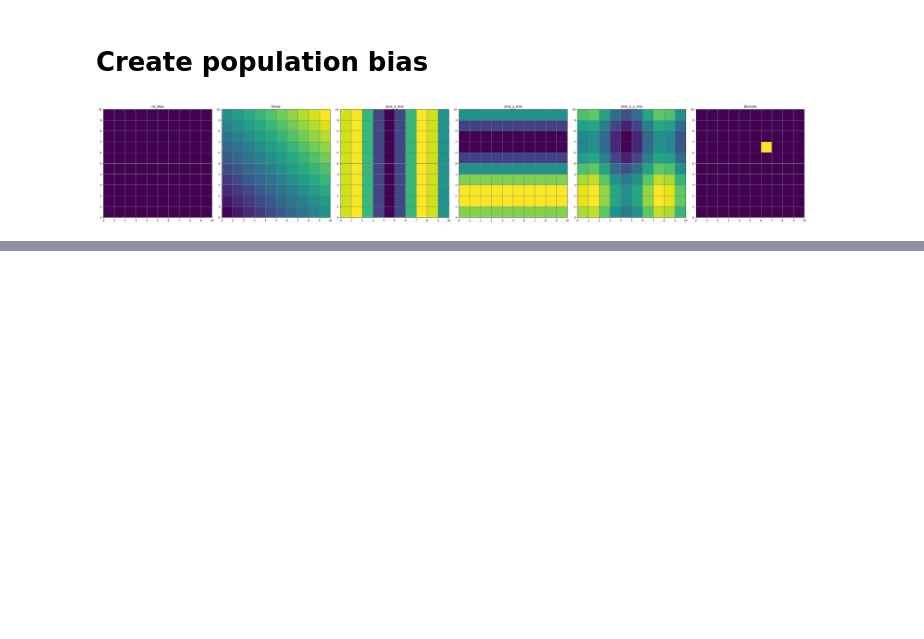
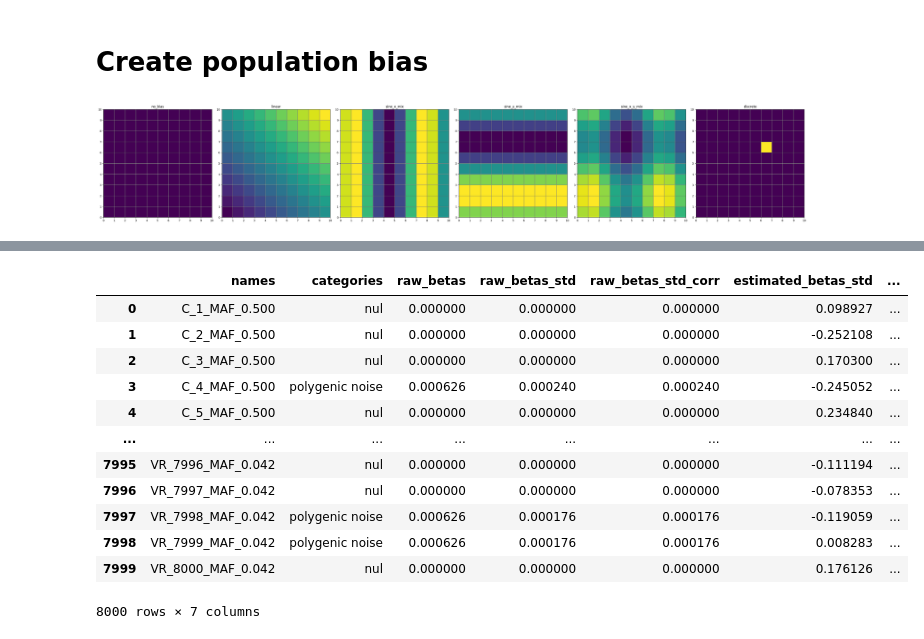
Before and after one commit to mat2m10/chasm, a Jupyter notebook: notebooks/coalescence_simulation_notebooks/Proof_of_Concept.ipynb, the cells around one changed output, grey strips where cells are left out. Saved outputs shown, nothing was run; the diff lists cells and outputs as text; code cells hidden in the pictures; blank space fills up the shorter version.

```diff
--- a/notebooks/coalescence_simulation_notebooks/Proof_of_Concept.ipynb
+++ b/notebooks/coalescence_simulation_notebooks/Proof_of_Concept.ipynb
@@ -104,0 +131,30 @@ least_corr
+# %%
+estimated_betas_std = []
+for idx, row in snps_simulated_meta_data.iterrows():
+    snp = row.names
+    slope_estimated, intercept_causal, neglogp_causal = fit_line(geno_std[snp], pheno['total'])
+    estimated_betas_std.append(slope_estimated)
+snps_simulated_meta_data['estimated_betas_std'] = estimated_betas_std
+# %%
+estimated_betas_std = []
+for idx, row in snps_simulated_meta_data.iterrows():
+    snp = row.names
+    slope_estimated, intercept_causal, neglogp_causal = fit_line(geno_corr_std[snp], pheno['total'])
+    estimated_betas_std.append(slope_estimated)
+snps_simulated_meta_data['estimated_betas_std_corr'] = estimated_betas_std
+# %%
+snps_simulated_meta_data
+# %% [output]
+|  | names | categories | raw_betas | raw_betas_std | raw_betas_std_corr | estimated_betas_std | ... |
+| 0 | C_1_MAF_0.500 | nul | 0.000000 | 0.000000 | 0.000000 | 0.098927 | ... |
+| 1 | C_2_MAF_0.500 | nul | 0.000000 | 0.000000 | 0.000000 | -0.252108 | ... |
+| 2 | C_3_MAF_0.500 | nul | 0.000000 | 0.000000 | 0.000000 | 0.170300 | ... |
+| 3 | C_4_MAF_0.500 | polygenic noise | 0.000626 | 0.000240 | 0.000240 | -0.245052 | ... |
+| 4 | C_5_MAF_0.500 | nul | 0.000000 | 0.000000 | 0.000000 | 0.234840 | ... |
+| ... | ... | ... | ... | ... | ... | ... | ... |
+| 7995 | VR_7996_MAF_0.042 | nul | 0.000000 | 0.000000 | 0.000000 | -0.111194 | ... |
+| 7996 | VR_7997_MAF_0.042 | nul | 0.000000 | 0.000000 | 0.000000 | -0.078353 | ... |
+| 7997 | VR_7998_MAF_0.042 | polygenic noise | 0.000626 | 0.000176 | 0.000176 | -0.119059 | ... |
+| 7998 | VR_7999_MAF_0.042 | polygenic noise | 0.000626 | 0.000176 | 0.000176 | 0.008283 | ... |
+| 7999 | VR_8000_MAF_0.042 | nul | 0.000000 | 0.000000 | 0.000000 | 0.176126 | ... |
+8000 rows × 7 columns
```
Also changed, not shown: parts of 30 cells of this notebook, 3 other files.
